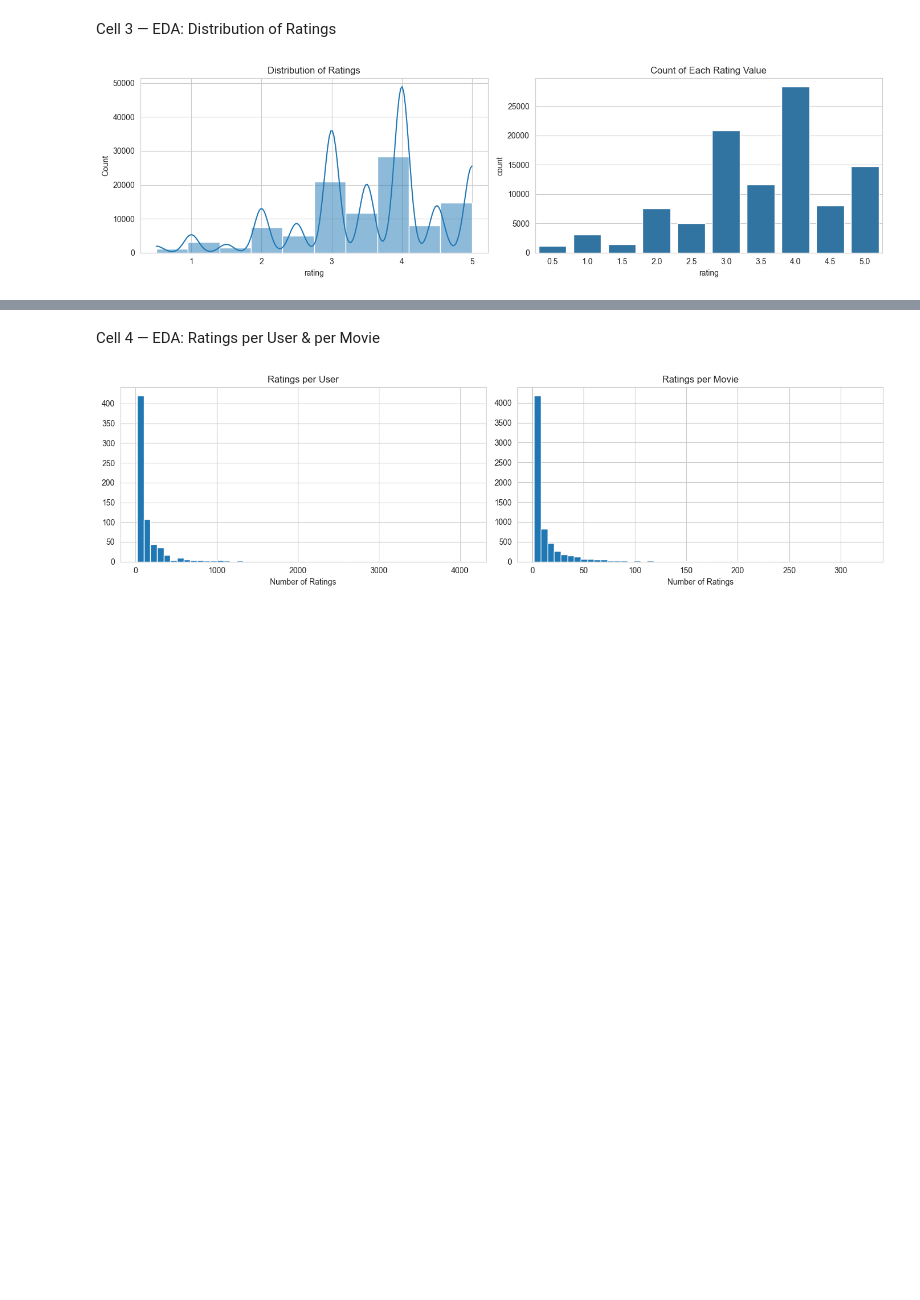
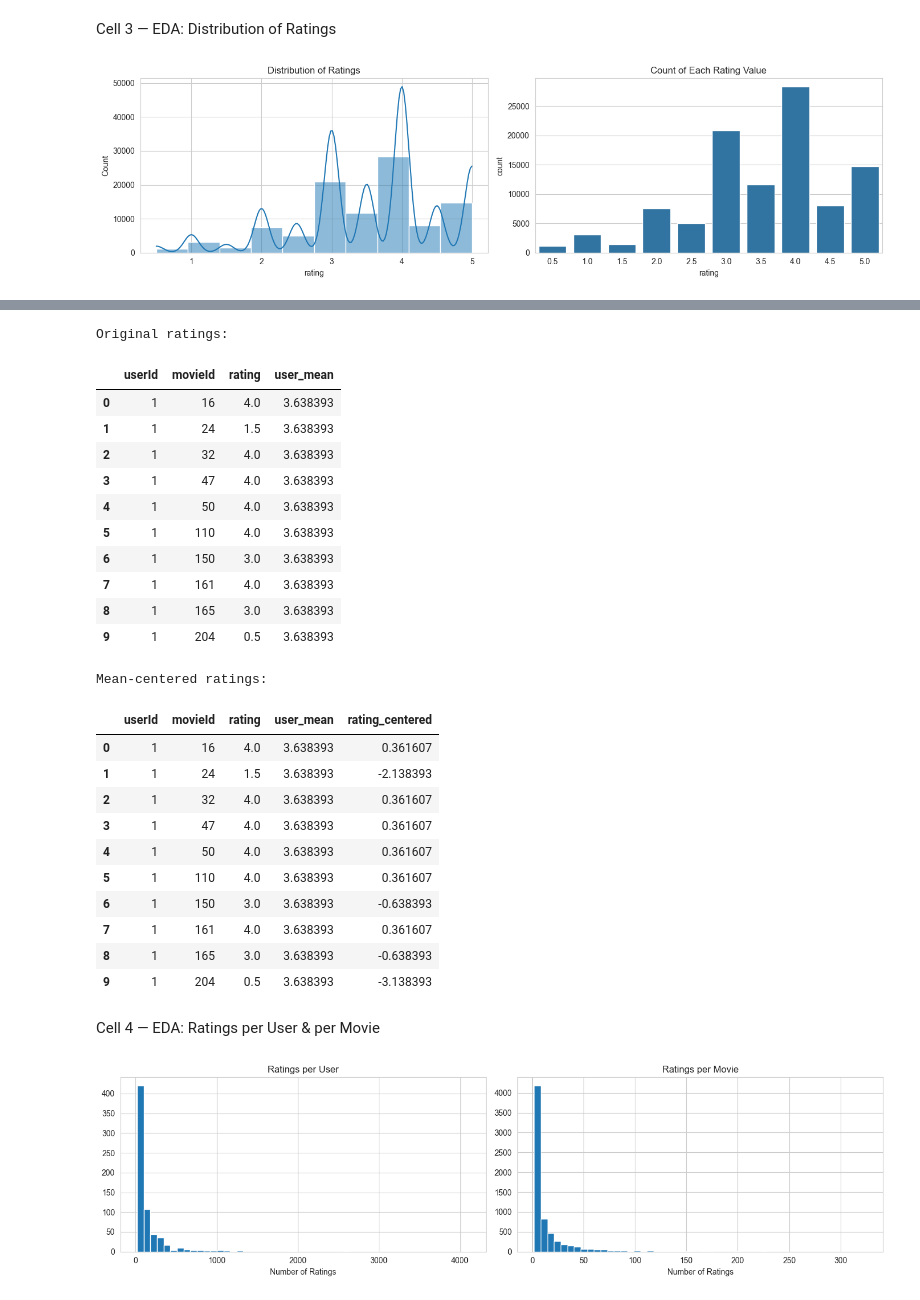
Before and after one commit to malakbzd/Movie-recommendation-system, a Jupyter notebook: Backend/notebooks/02_eda.ipynb, the cells around one changed output, grey strips where cells are left out. Saved outputs shown, nothing was run; the diff lists cells and outputs as text; code cells hidden in the pictures; blank space fills up the shorter version.

```diff
--- a/Backend/notebooks/02_eda.ipynb
+++ b/Backend/notebooks/02_eda.ipynb
@@ -13,11 +13,11 @@ sns.set_style('whitegrid')
 # %% [markdown]
 Cell 2 — Load Cleaned Data (from Week 3)
 # %%
-ratings = pd.read_csv(PROCESSED_DIR / 'ratings_clean.csv', parse_dates=['timestamp'])
-movies = pd.read_csv(PROCESSED_DIR / 'movies_clean.csv')
-
-print(f"Ratings: {ratings.shape}")
-print(f"Movies : {movies.shape}")
-display(ratings.head())
-display(movies.head())
+PROCESSED_DIR = Path('../data/processed')
+try:
+    ratings = pd.read_csv(PROCESSED_DIR / 'ratings_clean.csv', parse_dates=['timestamp'])
+    movies = pd.read_csv(PROCESSED_DIR / 'movies_clean.csv')
+    print("Data loaded successfully!")
+except FileNotFoundError:
+    print("Error: Files not found. Check your PROCESSED_DIR path.")
 # %% [output]
@@ -53,3 +44,54 @@ plt.show()
+# %%
+# ============================================================
+# User Mean-Centering
+# ============================================================
+
+# Calculate the average rating given by each user
+user_mean = ratings.groupby('userId')['rating'].mean()
+
+# Center each rating around the user's average
+ratings_cf = ratings.copy()
+
+ratings_cf['user_mean'] = ratings_cf['userId'].map(user_mean)
+
+ratings_cf['rating_centered'] = (
+    ratings_cf['rating'] - ratings_cf['user_mean']
+)
+
+print("Original ratings:")
+display(ratings_cf[['userId', 'movieId', 'rating', 'user_mean']].head(10))
+
+print("\nMean-centered ratings:")
+display(
+    ratings_cf[
+        ['userId', 'movieId', 'rating', 'user_mean', 'rating_centered']
+    ].head(10)
+)
+# %% [output]
+Original ratings:
+|  | userId | movieId | rating | user_mean |
+| 0 | 1 | 16 | 4.0 | 3.638393 |
+| 1 | 1 | 24 | 1.5 | 3.638393 |
+| 2 | 1 | 32 | 4.0 | 3.638393 |
+| 3 | 1 | 47 | 4.0 | 3.638393 |
+| 4 | 1 | 50 | 4.0 | 3.638393 |
+| 5 | 1 | 110 | 4.0 | 3.638393 |
+| 6 | 1 | 150 | 3.0 | 3.638393 |
+| 7 | 1 | 161 | 4.0 | 3.638393 |
+| 8 | 1 | 165 | 3.0 | 3.638393 |
+| 9 | 1 | 204 | 0.5 | 3.638393 |
+Mean-centered ratings:
+|  | userId | movieId | rating | user_mean | rating_centered |
+| 0 | 1 | 16 | 4.0 | 3.638393 | 0.361607 |
+| 1 | 1 | 24 | 1.5 | 3.638393 | -2.138393 |
+| 2 | 1 | 32 | 4.0 | 3.638393 | 0.361607 |
+| 3 | 1 | 47 | 4.0 | 3.638393 | 0.361607 |
+| 4 | 1 | 50 | 4.0 | 3.638393 | 0.361607 |
+| 5 | 1 | 110 | 4.0 | 3.638393 | 0.361607 |
+| 6 | 1 | 150 | 3.0 | 3.638393 | -0.638393 |
+| 7 | 1 | 161 | 4.0 | 3.638393 | 0.361607 |
+| 8 | 1 | 165 | 3.0 | 3.638393 | -0.638393 |
+| 9 | 1 | 204 | 0.5 | 3.638393 | -3.138393 |
 # %% [markdown]
 Cell 4 — EDA: Ratings per User & per Movie
 # %%
```
Also changed, not shown: parts of 9 cells of this notebook, 4 other files.
